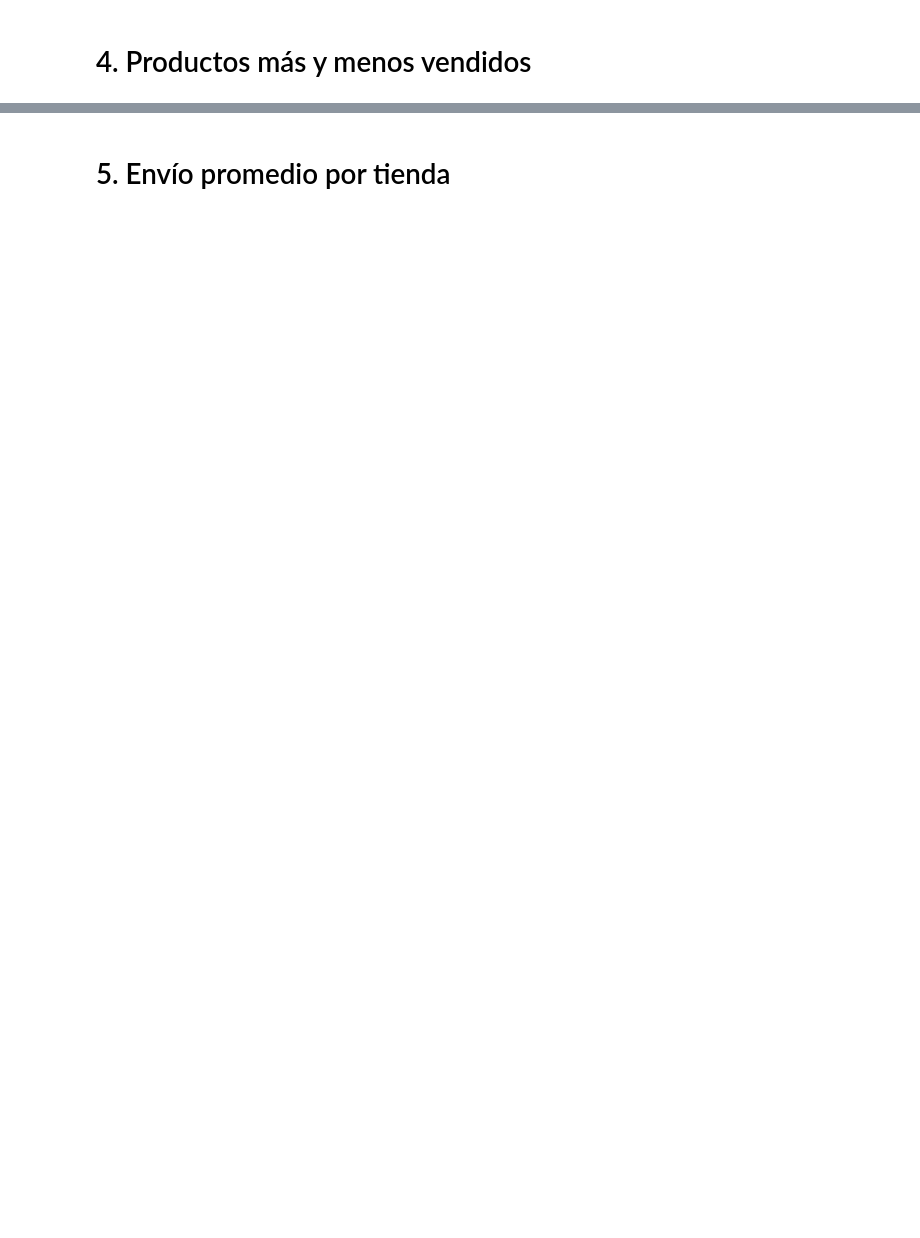
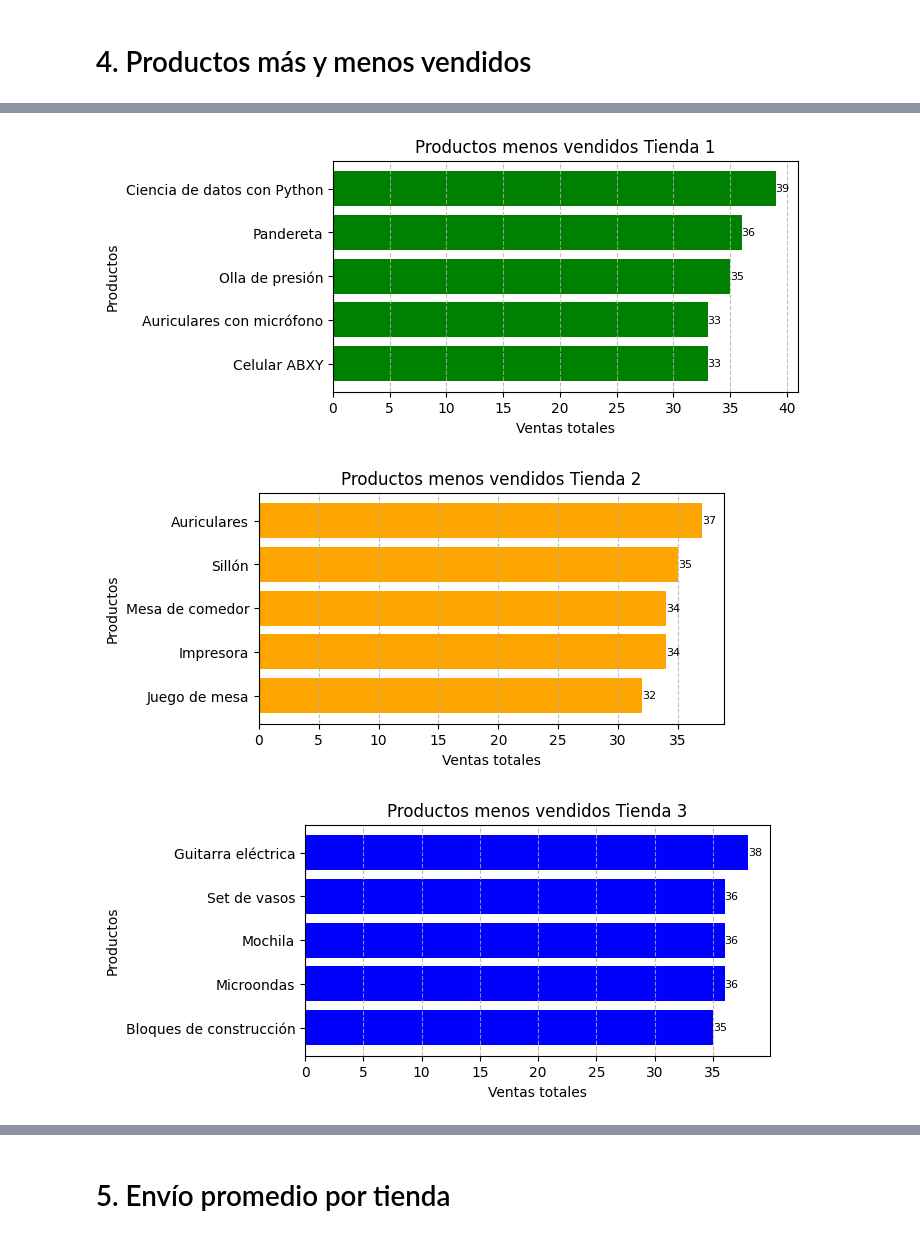
Before and after one commit to maximo-he/Challenge-Alura-Store, a Jupyter notebook: AluraStoreLatam.ipynb, the cells around one changed output, grey strips where cells are left out. Saved outputs shown, nothing was run; the diff lists cells and outputs as text; code cells hidden in the pictures; blank space fills up the shorter version.

```diff
--- a/AluraStoreLatam.ipynb
+++ b/AluraStoreLatam.ipynb
@@ -102,0 +207,73 @@ Calificación promedio tienda 4: 4.00.
+# %%
+#Productos menos vendidos Tienda 1
+menos5_tienda1 = tienda["Producto"].value_counts().tail(5)
+print(f'Productos menos vendidos Tienda 1')
+print(menos5_tienda1)
+print('\n')
+
+plt.figure(figsize=(6, 3))
+barras = plt.barh(menos5_tienda1.index, menos5_tienda1.values, color='Green')
+plt.title('Productos menos vendidos Tienda 1')
+plt.xlabel('Ventas totales')
+plt.ylabel('Productos')
+plt.grid(axis='x', linestyle='--', alpha=0.8)
+plt.gca().invert_yaxis()
+#Agrega etiquetas Tienda 1
+for barra in barras:
+  valorx = barra.get_width()
+  plt.text(valorx, barra.get_y() + barra.get_height()/2, f"{valorx:,.0f}", va='center', fontsize=8)
+
+#Productos menos vendidos Tienda 2
+menos5_tienda2 = tienda2["Producto"].value_counts().tail(5)
+print(f'Productos menos vendidos Tienda 2')
+print(menos5_tienda2)
+print('\n')
+
+plt.figure(figsize=(6, 3))
+barras = plt.barh(menos5_tienda2.index, menos5_tienda2.values, color='Orange')
+plt.title('Productos menos vendidos Tienda 2')
+plt.xlabel('Ventas totales')
+plt.ylabel('Productos')
+plt.grid(axis='x', linestyle='--', alpha=0.8)
+plt.gca().invert_yaxis()
+#Agrega etiquetas Tienda 2
+for barra in barras:
+  valorx = barra.get_width()
+  plt.text(valorx, barra.get_y() + barra.get_height()/2, f"{valorx:,.0f}", va='center', fontsize=8)
+
+#Productos menos vendidos Tienda 3
+menos5_tienda3 = tienda3["Producto"].value_counts().tail(5)
+print(f'Productos menos vendidos Tienda 3')
+print(menos5_tienda3)
+print('\n')
+
+plt.figure(figsize=(6, 3))
+barras = plt.barh(menos5_tienda3.index, menos5_tienda3.values, color='Blue')
+plt.title('Productos menos vendidos Tienda 3')
+plt.xlabel('Ventas totales')
+plt.ylabel('Productos')
+plt.grid(axis='x', linestyle='--', alpha=0.8)
+plt.gca().invert_yaxis()
+#Agrega etiquetas Tienda 3
+for barra in barras:
+  valorx = barra.get_width()
+  plt.text(valorx, barra.get_y() + barra.get_height()/2, f"{valorx:,.0f}", va='center', fontsize=8)
+
+#Productos menos vendidos Tienda 4
+menos5_tienda4 = tienda4["Producto"].value_counts().tail(5)
+print(f'Productos menos vendidos Tienda 4')
+print(menos5_tienda4)
+print('\n')
+
+plt.figure(figsize=(6, 3))
+barras = plt.barh(menos5_tienda4.index, menos5_tienda4.values, color='Yellow')
+plt.title('Productos menos vendidos Tienda 4')
+plt.xlabel('Ventas totales')
+plt.ylabel('Productos')
+plt.grid(axis='x', linestyle='--', alpha=0.8)
+plt.gca().invert_yaxis()
+#Agrega etiquetas Tienda 4
+for barra in barras:
+  valorx = barra.get_width()
+  plt.text(valorx, barra.get_y() + barra.get_height()/2, f"{valorx:,.0f}", va='center', fontsize=8)
+# %% [output]
@@ -102,0 +297,3 @@ Calificación promedio tienda 4: 4.00.
+[figure, added]
+[figure, added]
+[figure, added]
```
Also changed, not shown: parts of 4 cells of this notebook.
